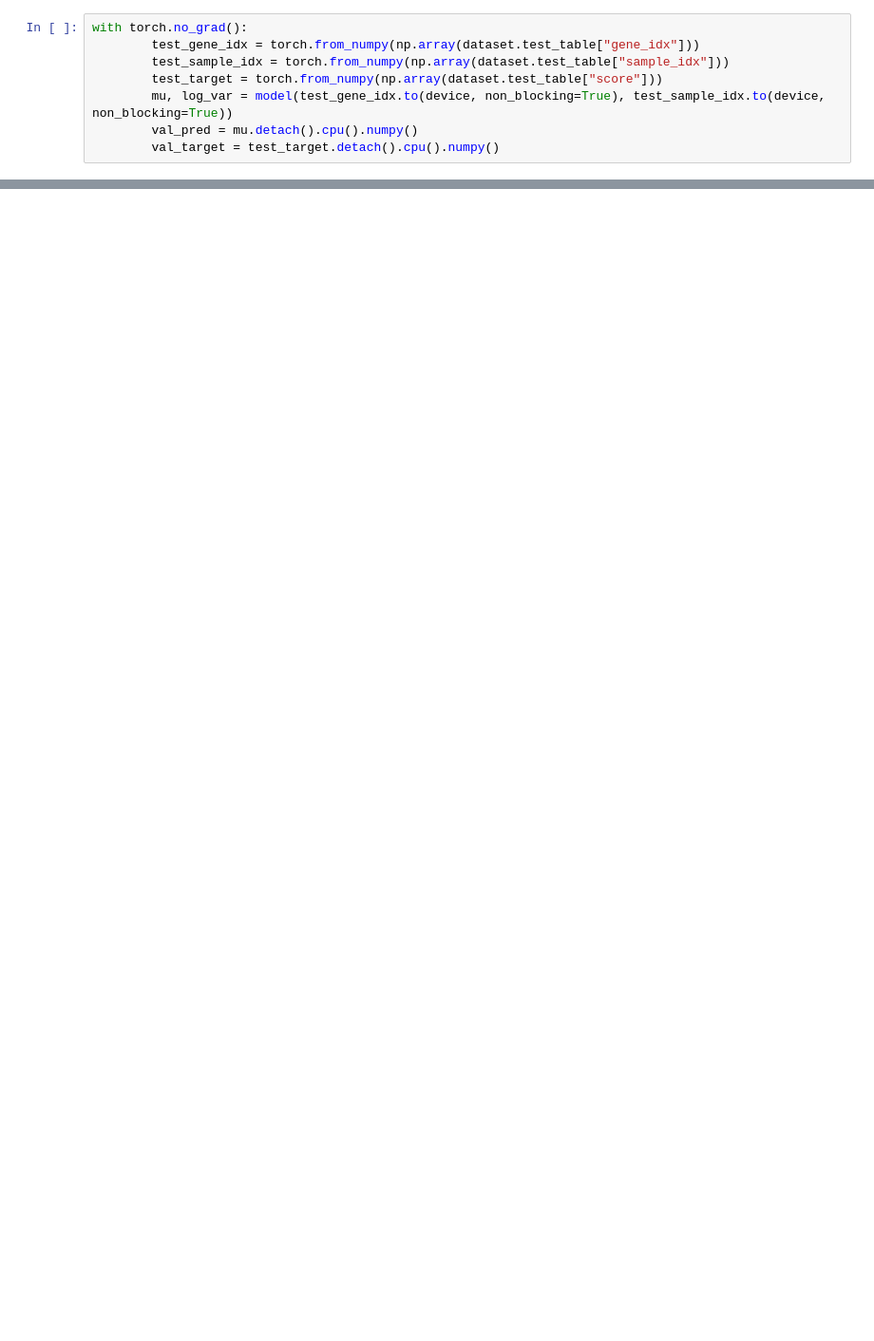
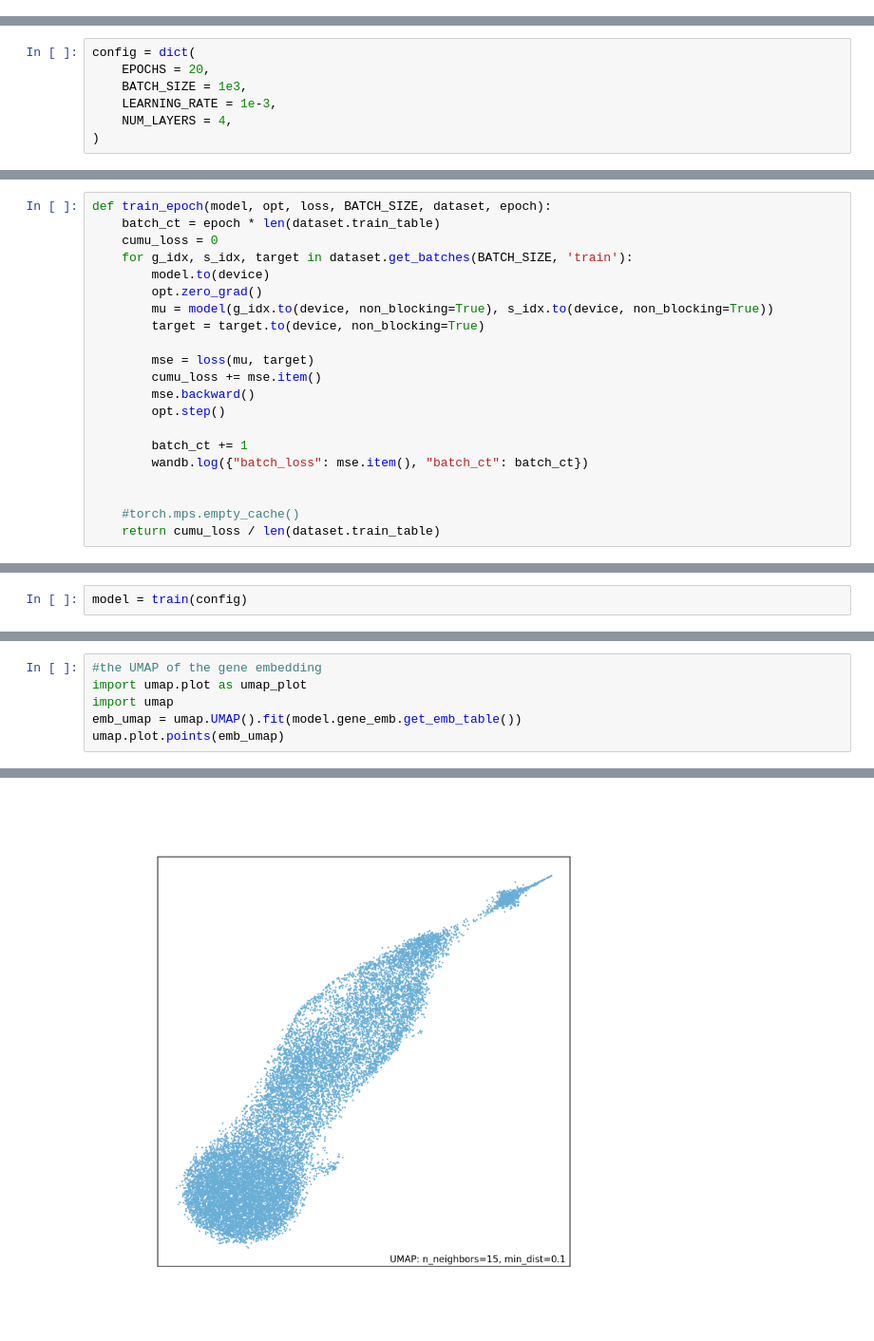
Before and after one commit to niklasbuehler/functional-gene-embeddings, a Jupyter notebook: notebooks/Tabula Sapiens/TS_autoencoder.ipynb, the cells around one changed output, grey strips where cells are left out. Shown at 95% size. Saved outputs shown, nothing was run; the diff lists cells and outputs as text; blank space fills up the shorter version.

```diff
--- a/notebooks/Tabula Sapiens/TS_autoencoder.ipynb
+++ b/notebooks/Tabula Sapiens/TS_autoencoder.ipynb
@@ -376,8 +0,0 @@ r2
-# %%
-with torch.no_grad():
-        test_gene_idx = torch.from_numpy(np.array(dataset.test_table["gene_idx"]))
-        test_sample_idx = torch.from_numpy(np.array(dataset.test_table["sample_idx"]))
-        test_target = torch.from_numpy(np.array(dataset.test_table["score"]))
-        mu, log_var = model(test_gene_idx.to(device, non_blocking=True), test_sample_idx.to(device, non_blocking=True))
-        val_pred = mu.detach().cpu().numpy()
-        val_target = test_target.detach().cpu().numpy()
@@ -419,0 +25,7 @@ gene_emb.get_emb_table()
+# %%
+config = dict(
+    EPOCHS = 20,
+    BATCH_SIZE = 1e3,
+    LEARNING_RATE = 1e-3,
+    NUM_LAYERS = 4,
+)
@@ -419,0 +140,21 @@ gene_emb.get_emb_table()
+# %%
+def train_epoch(model, opt, loss, BATCH_SIZE, dataset, epoch):
+    batch_ct = epoch * len(dataset.train_table)
+    cumu_loss = 0
+    for g_idx, s_idx, target in dataset.get_batches(BATCH_SIZE, 'train'):
+        model.to(device)
+        opt.zero_grad()
+        mu = model(g_idx.to(device, non_blocking=True), s_idx.to(device, non_blocking=True))
+        target = target.to(device, non_blocking=True)
+
+        mse = loss(mu, target)
+        cumu_loss += mse.item()
+        mse.backward()
+        opt.step()
+
+        batch_ct += 1
+        wandb.log({"batch_loss": mse.item(), "batch_ct": batch_ct})
+
+
+    #torch.mps.empty_cache()
+    return cumu_loss / len(dataset.train_table)
@@ -419,0 +204,2 @@ gene_emb.get_emb_table()
+# %%
+model = train(config)
@@ -419,0 +261,7 @@ gene_emb.get_emb_table()
+# %%
+#the UMAP of the gene embedding
+import umap.plot as umap_plot
+import umap
+emb_umap = umap.UMAP().fit(model.gene_emb.get_emb_table())
+umap.plot.points(emb_umap)
+# %% [output]
@@ -419,0 +269 @@ gene_emb.get_emb_table()
+[figure, added]
```
Also changed, not shown: parts of 34 cells of this notebook.
